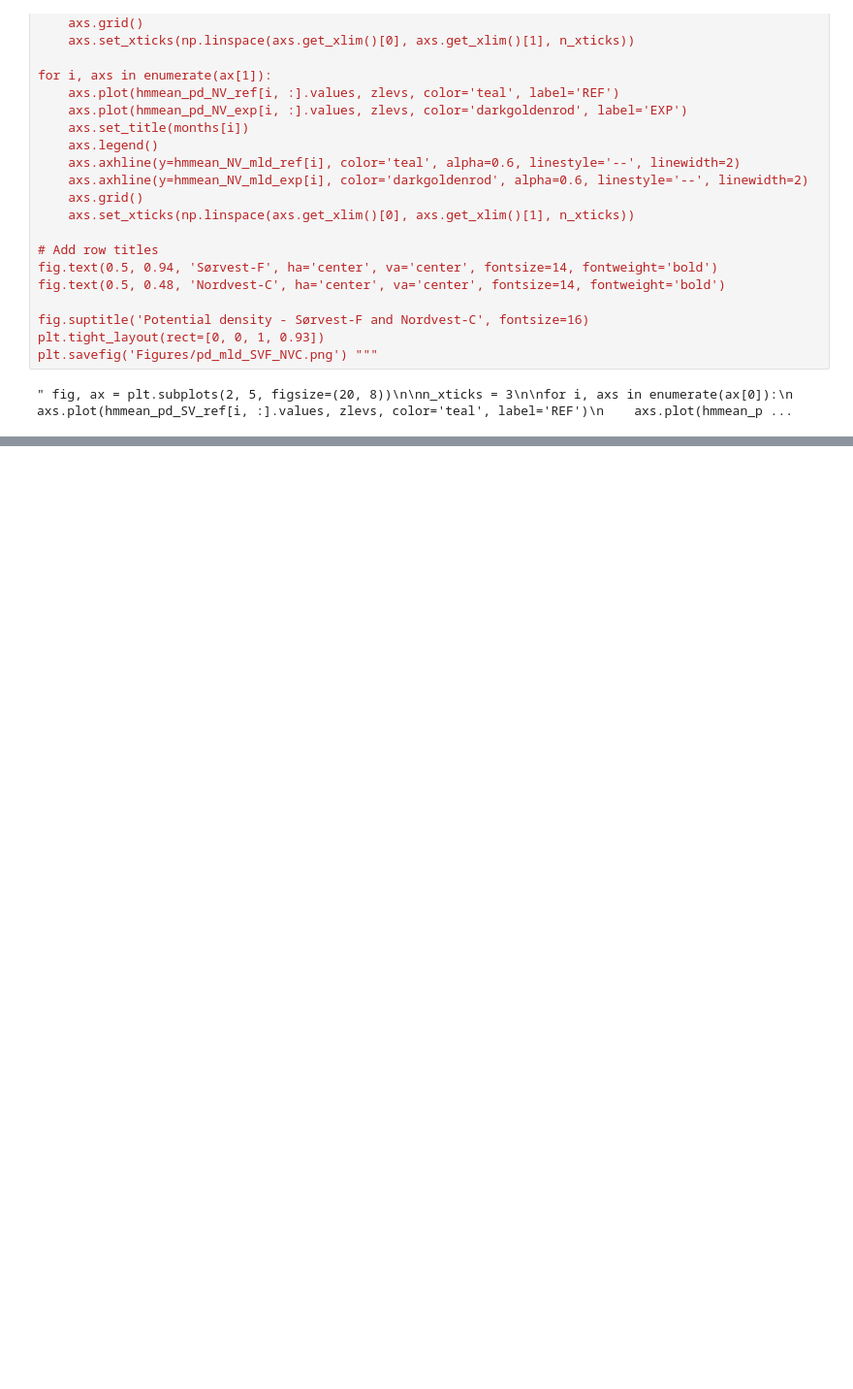
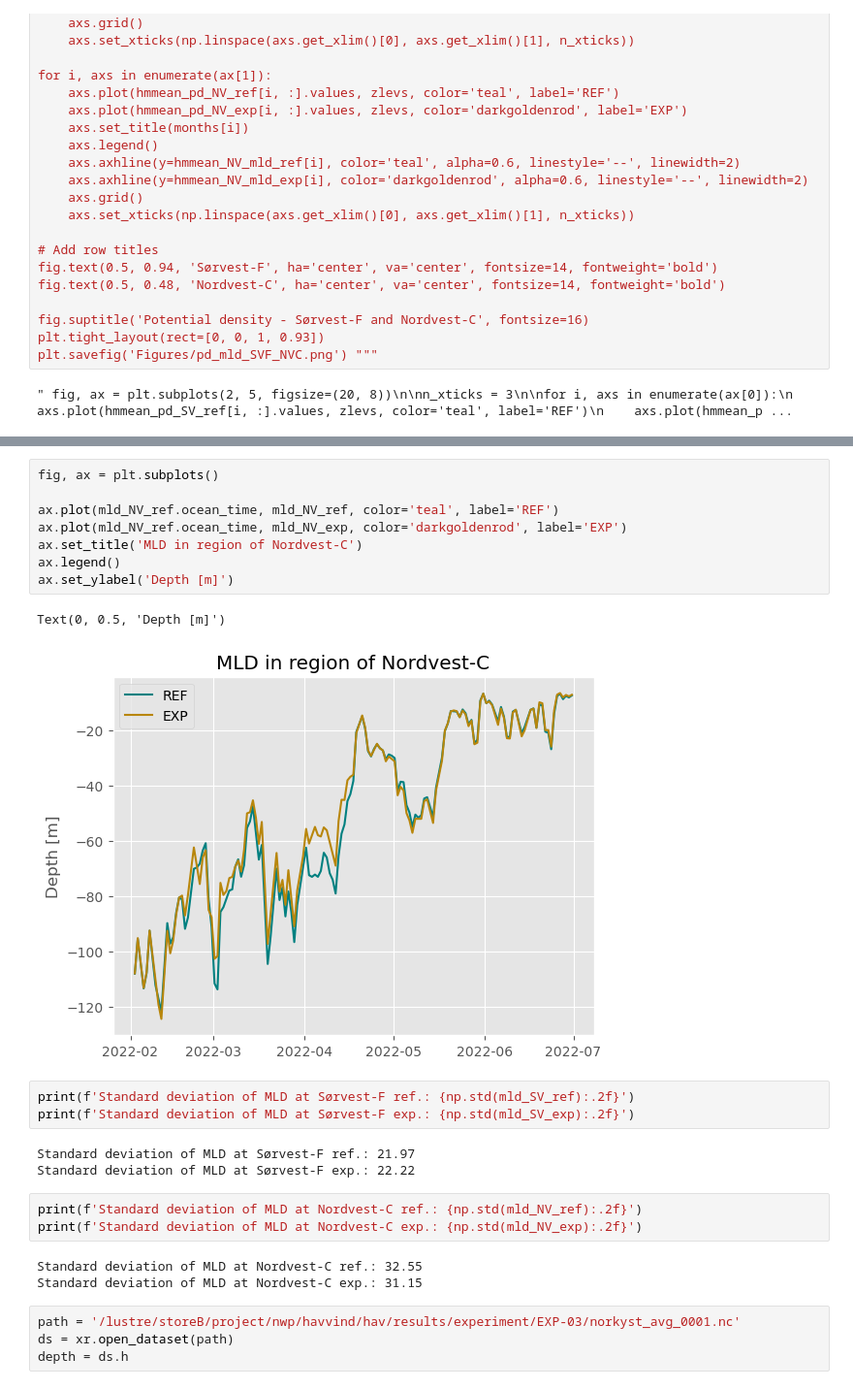
Before and after one commit to kjes4pres/MET_sommer25, a Jupyter notebook: Mixed_layer_depth/MLD.ipynb, the cells around one changed output, grey strips where cells are left out. Shown at 97% size. Drawn from its saved outputs; the diff is of its cells as text; blank space fills up the shorter version.

```diff
--- a/Mixed_layer_depth/MLD.ipynb
+++ b/Mixed_layer_depth/MLD.ipynb
@@ -486,0 +508,27 @@ plt.savefig('Figures/pd_mld_SVF_NVC.png') """
+# %%
+fig, ax = plt.subplots()
+
+ax.plot(mld_NV_ref.ocean_time, mld_NV_ref, color='teal', label='REF')
+ax.plot(mld_NV_ref.ocean_time, mld_NV_exp, color='darkgoldenrod', label='EXP')
+ax.set_title('MLD in region of Nordvest-C')
+ax.legend()
+ax.set_ylabel('Depth [m]')
+# %% [output]
+Text(0, 0.5, 'Depth [m]')
+[figure, added]
+# %%
+print(f'Standard deviation of MLD at Sørvest-F ref.: {np.std(mld_SV_ref):.2f}')
+print(f'Standard deviation of MLD at Sørvest-F exp.: {np.std(mld_SV_exp):.2f}')
+# %% [output]
+Standard deviation of MLD at Sørvest-F ref.: 21.97
+Standard deviation of MLD at Sørvest-F exp.: 22.22
+# %%
+print(f'Standard deviation of MLD at Nordvest-C ref.: {np.std(mld_NV_ref):.2f}')
+print(f'Standard deviation of MLD at Nordvest-C exp.: {np.std(mld_NV_exp):.2f}')
+# %% [output]
+Standard deviation of MLD at Nordvest-C ref.: 32.55
+Standard deviation of MLD at Nordvest-C exp.: 31.15
+# %%
+path = '/lustre/storeB/project/nwp/havvind/hav/results/experiment/EXP-03/norkyst_avg_0001.nc'
+ds = xr.open_dataset(path)
+depth = ds.h
```
Also changed, not shown: parts of 10 cells of this notebook.
